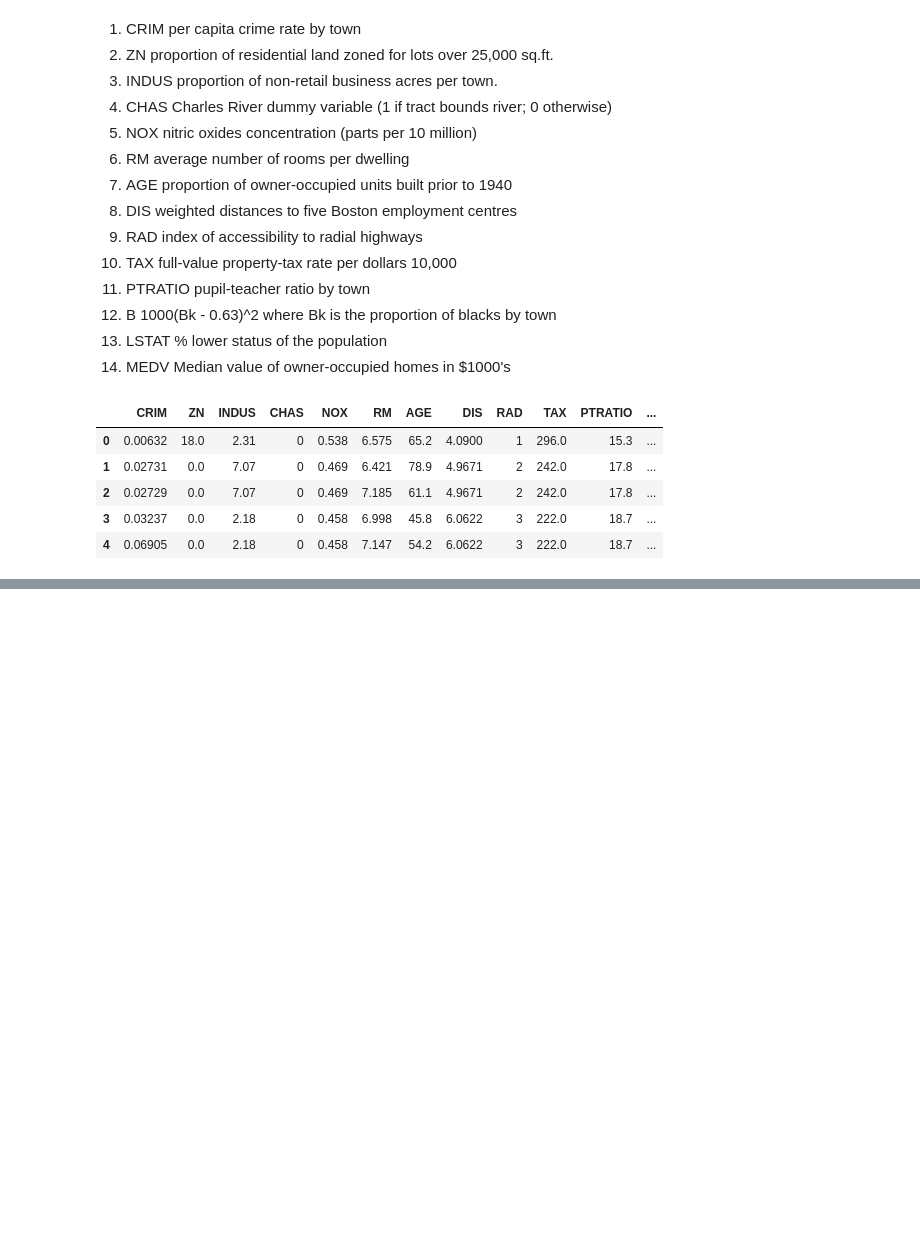
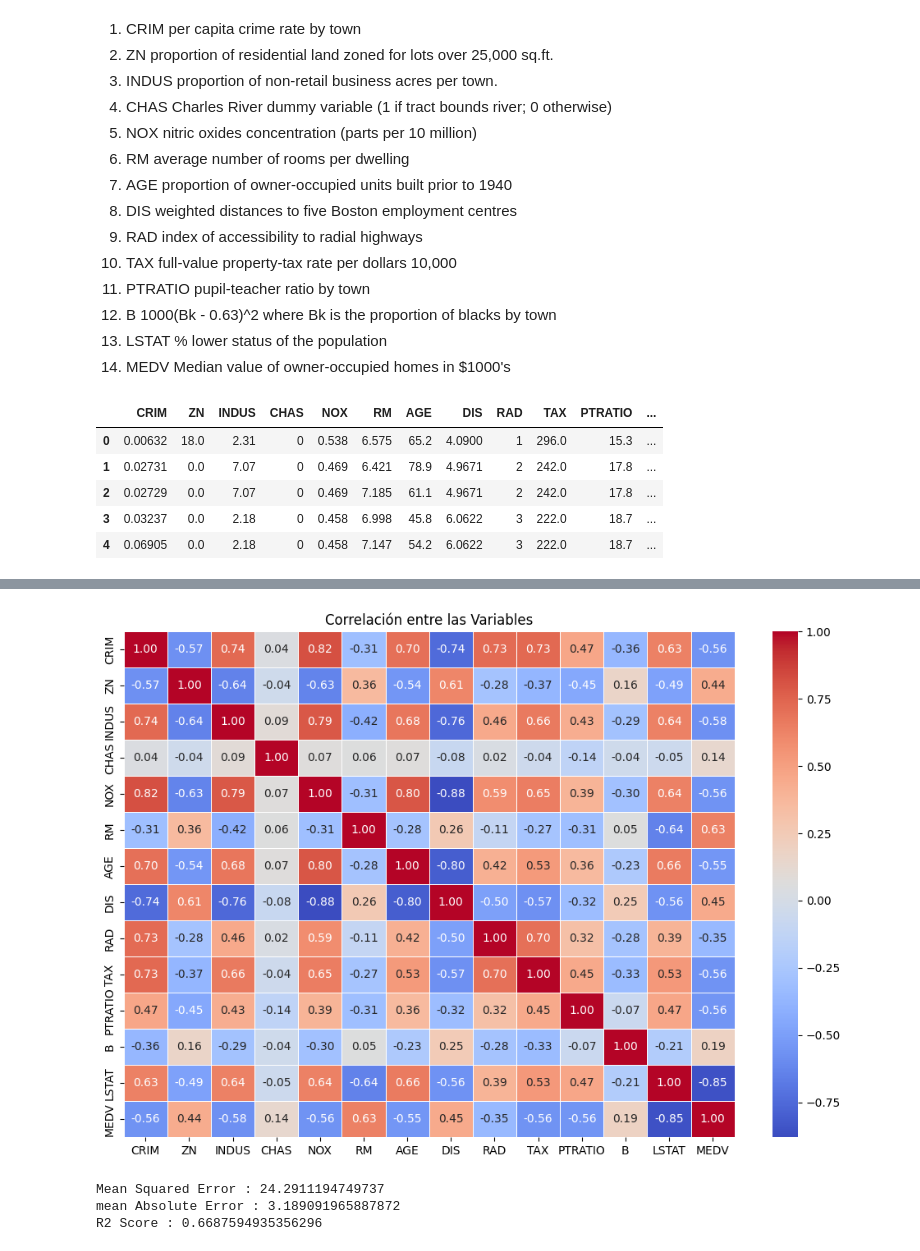
Before and after one commit to PabloSanchez87/DataScience_and_IA, a Jupyter notebook: Notebooks/Daniel/Regresion/Caso_Housing/regresion_lineal.ipynb, the cells around one changed output, grey strips where cells are left out. Saved outputs shown, nothing was run; the diff lists cells and outputs as text; code cells hidden in the pictures; blank space fills up the shorter version.

```diff
--- a/Notebooks/Daniel/Regresion/Caso_Housing/regresion_lineal.ipynb
+++ b/Notebooks/Daniel/Regresion/Caso_Housing/regresion_lineal.ipynb
@@ -31,0 +204,28 @@ housing_df.head()
+# %%
+plot_correlation_heatmap(housing_df, method='spearman')
+# %% [output]
+[figure, added]
+# %%
+from sklearn.linear_model import LinearRegression
+from sklearn.model_selection import train_test_split
+
+# Definir features y target
+X = housing_df.drop('MEDV', axis=1)
+y = housing_df['MEDV']
+
+# Dividir en conjunto de entrenamiento y prueba
+X_train, X_test, y_train, y_test = train_test_split(X, y, test_size=0.2, random_state=42)
+
+# Entrenar un modelo de regresión lineal
+model = LinearRegression()
+model.fit(X_train, y_train)
+
+# Predecir valores
+y_pred = model.predict(X_test)
+
+# Evaluar el modelo usando la función personalizada
+print_regression_report(y_test, y_pred)
+# %% [output]
+Mean Squared Error : 24.2911194749737
+mean Absolute Error : 3.189091965887872
+R2 Score : 0.6687594935356296
```
Also changed, not shown: parts of 9 cells of this notebook, 2 other files.
